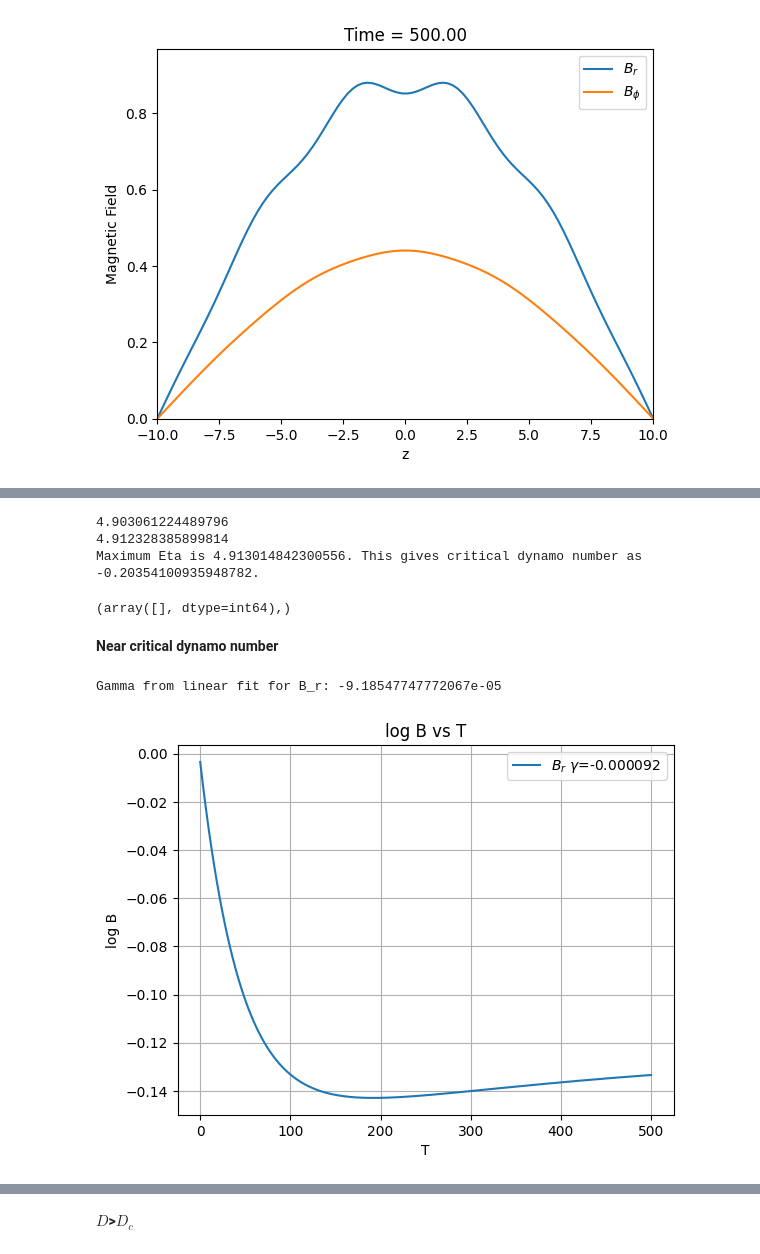
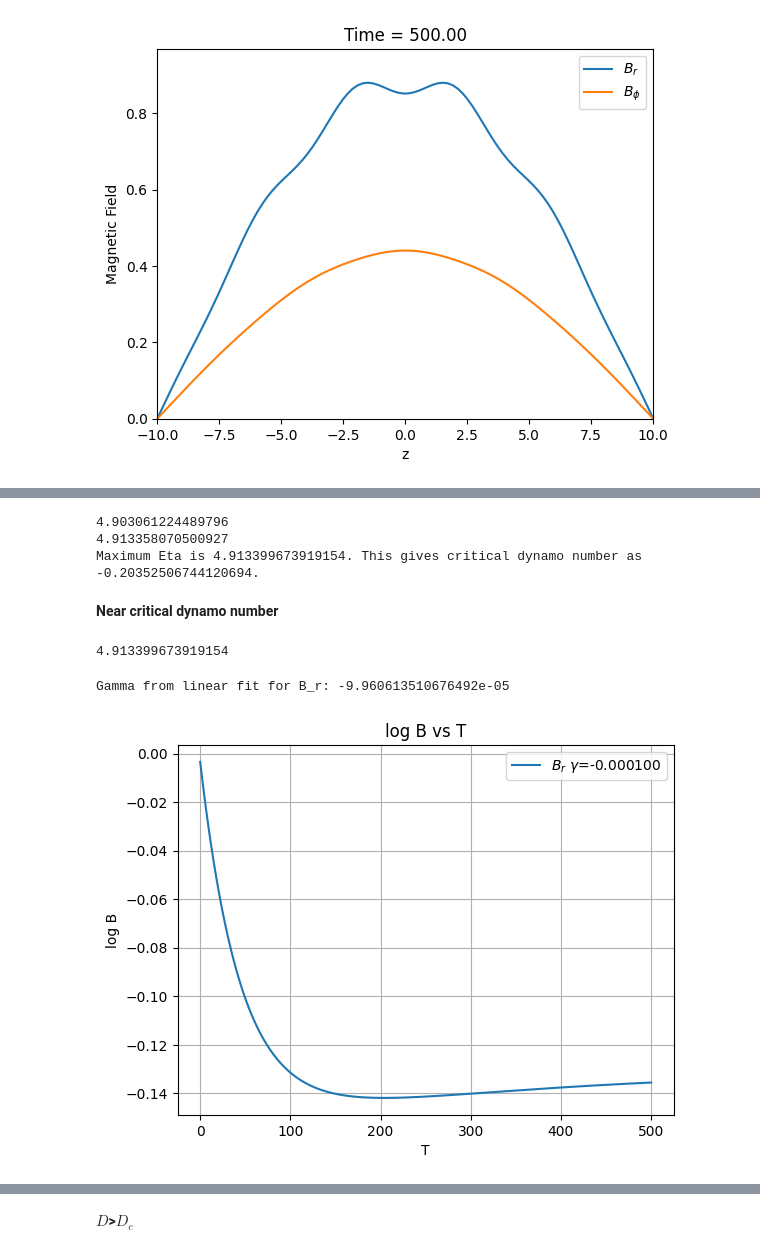
Before and after one commit to dimo192/dimo192.github.io, a Jupyter notebook: task 2/final.ipynb, the cells around one changed output, grey strips where cells are left out. Saved outputs shown, nothing was run; the diff lists cells and outputs as text; code cells hidden in the pictures.

```diff
--- a/task 2/final.ipynb
+++ b/task 2/final.ipynb
@@ -215,14 +241,9 @@ def find_critical_D_n(Eta_lis):
         BphivT = np.zeros((time_step,N))
 
         for k in range(0,time_step):
-            B_r0, B_phi0 = rk4_step(B_r0, B_phi0,eta_t)
+            B_r0, B_phi0 = rk6_step(B_r0, B_phi0,eta_t)
             BrvT[k,:]=B_r0.copy()
             BphivT[k,:]=B_phi0.copy()
-        #mag_B_r_phi = np.sqrt(B_r0 ** 2 + B_phi0 ** 2)#if this value decreases we can say that the dynamo is decaying and thus is not growing
-        #norm_b.append(mag_B_r_phi)
-        #print(eta1)
-        #print(BrvT[25])
-        #print(norm_b)
         index=len(BrvT[0])//2
         for i in range(10,len(BrvT),10):
             norm_b_value=(BrvT[i][index]**2+BphivT[i][index]**2)**(0.5)
@@ -231,19 +252,18 @@ def find_critical_D_n(Eta_lis):
         for j in range(len(norm_b)//2,len(norm_b)):
             if norm_b[j]>=norm_b[j-1]:
                 Eta_for_dynamo_numbers.append(eta1)
-                break
+
         else:
             pass
-            #print(f"for eta_t = {eta1}; the dynamo undergoes exponential decay")
 
     return max(Eta_for_dynamo_numbers)
 eta_t_values = np.linspace(0.01,10.0,99)
 eta_mp=find_critical_D_n(eta_t_values)
 index2=np.where(eta_t_values==eta_mp)
-print(eta_mp)
+#print(eta_mp)
 eta_t_values_2 = np.linspace(eta_t_values[index2[0][0]],eta_t_values[index2[0][0]+1],100)
 eta_m=find_critical_D_n(eta_t_values_2)
-print(eta_m)
+#print(eta_m)
 index3=np.where(eta_t_values_2==eta_m)
 eta_t_values_3 = np.linspace(eta_t_values_2[index3[0][0]],eta_t_values_2[index3[0][0]+1],100)
 eta_final=find_critical_D_n(eta_t_values_3)
@@ -251,26 +271,26 @@ critical_dynamo_number = - (q * Omega * alpha_0 * h**3) / eta_final
 print(f"Maximum Eta is {eta_final}. This gives critical dynamo number as {critical_dynamo_number}.")
 # %% [output]
 4.903061224489796
-4.912328385899814
-Maximum Eta is 4.913014842300556. This gives critical dynamo number as -0.20354100935948782.
+4.913358070500927
+Maximum Eta is 4.913399673919154. This gives critical dynamo number as -0.20352506744120694.
-# %%
-index3
-# %% [output]
-(array([], dtype=int64),)
 # %% [markdown]
 **Near critical dynamo number**
+# %%
+eta_final
+# %% [output]
+4.913399673919154
 # %%
-eta_t=eta_final
+eta_t=5.01
 B_r0 = initial_condition(z)
 B_phi0 = initial_condition(z)
 BrvT =np.zeros((time_step,N))
 BphivT = np.zeros((time_step,N))
 
 for k in range(0,time_step):
-    B_r0, B_phi0 = rk4_step(B_r0, B_phi0,eta_t)
+    B_r0, B_phi0 = rk6_step(B_r0, B_phi0,eta_t)
     BrvT[k,:]=B_r0.copy()
     BphivT[k,:]=B_phi0.copy()
 get_gamma(BrvT,BphivT,0)
 # %% [output]
-Gamma from linear fit for B_r: -9.18547747772067e-05
+Gamma from linear fit for B_r: -9.960613510676492e-05
-[figure, old version]
+[figure, new version]
```
Also changed, not shown: parts of 6 cells of this notebook, 5 other files.
